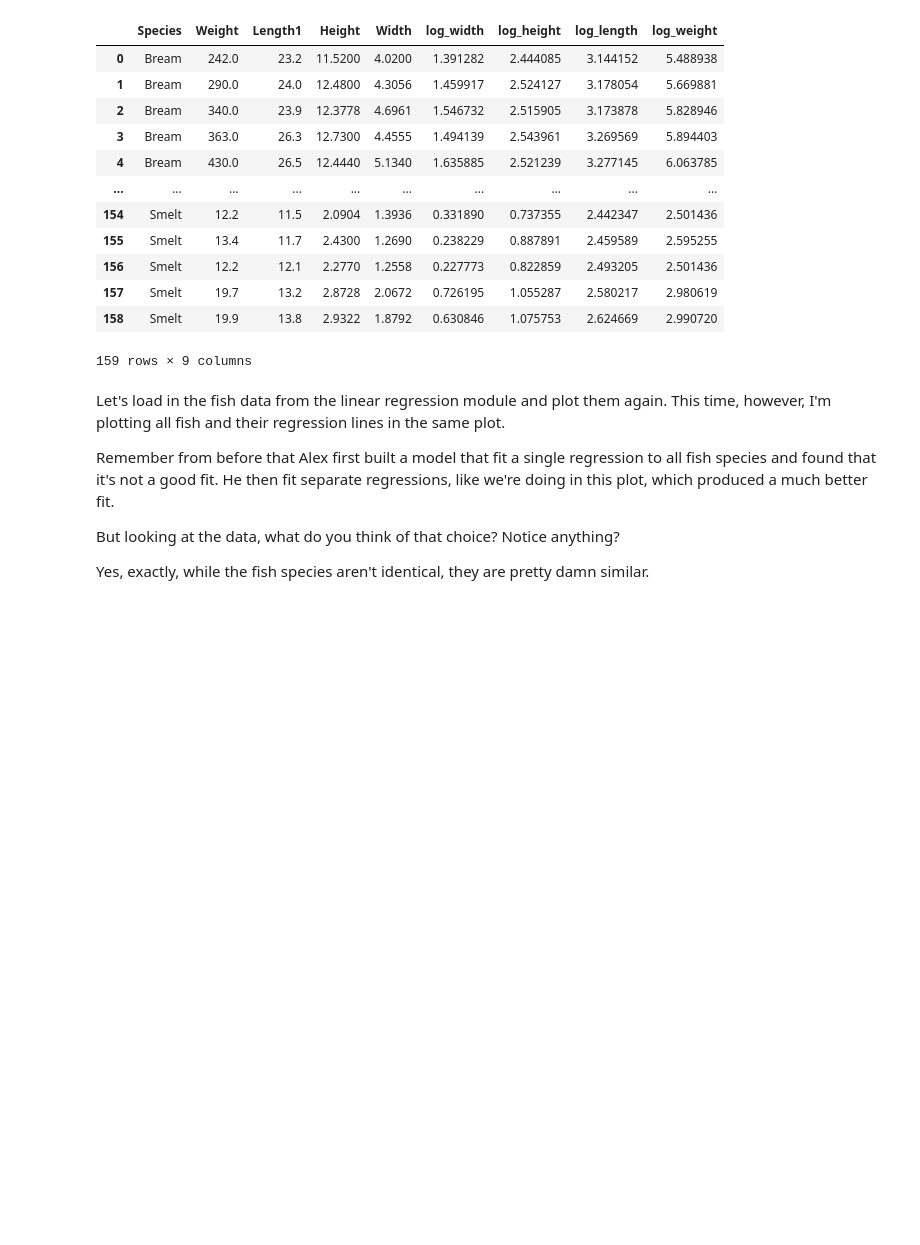
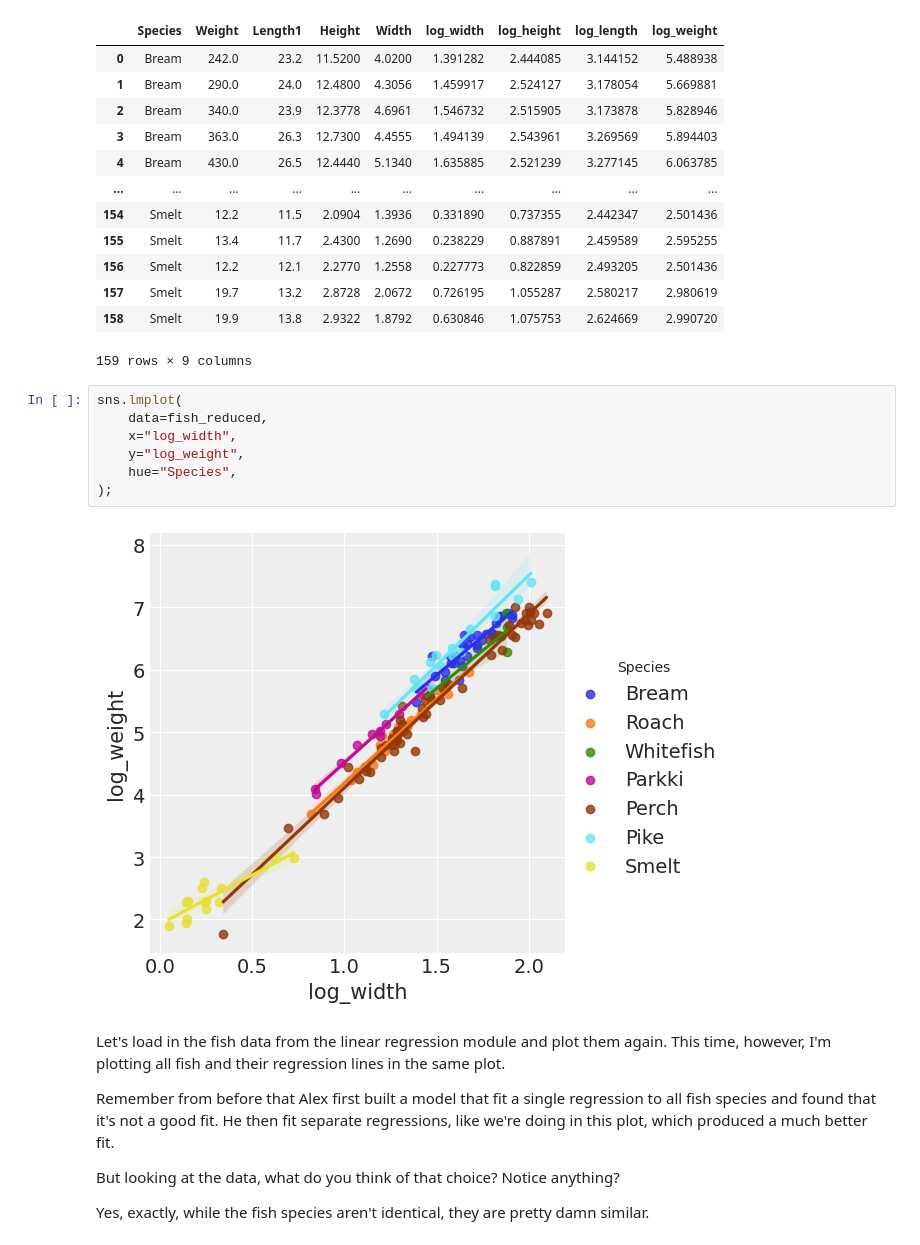
Before and after one commit to AlexAndorra/notebooks-experiments, a Jupyter notebook: Hierarchical_Regression/Hierarchical_Regression.ipynb, the cells around one changed output. Cells and saved outputs as stored; diff of their text form; blank space fills up the shorter version.

```diff
--- a/Hierarchical_Regression/Hierarchical_Regression.ipynb
+++ b/Hierarchical_Regression/Hierarchical_Regression.ipynb
@@ -108,6 +114,15 @@ fish_market
 | 157 | Smelt | 19.7 | 13.2 | 2.8728 | 2.0672 | 0.726195 | 1.055287 | 2.580217 | 2.980619 |
 | 158 | Smelt | 19.9 | 13.8 | 2.9322 | 1.8792 | 0.630846 | 1.075753 | 2.624669 | 2.990720 |
 159 rows × 9 columns
+# %%
+sns.lmplot(
+    data=fish_reduced,
+    x="log_width",
+    y="log_weight",
+    hue="Species",
+);
+# %% [output]
+[figure, added]
 # %% [markdown]
 Let's load in the fish data from the linear regression module and plot them again. This time, however, I'm plotting all fish and their regression lines in the same plot.
 
```
Also changed, not shown: parts of 32 cells of this notebook.
